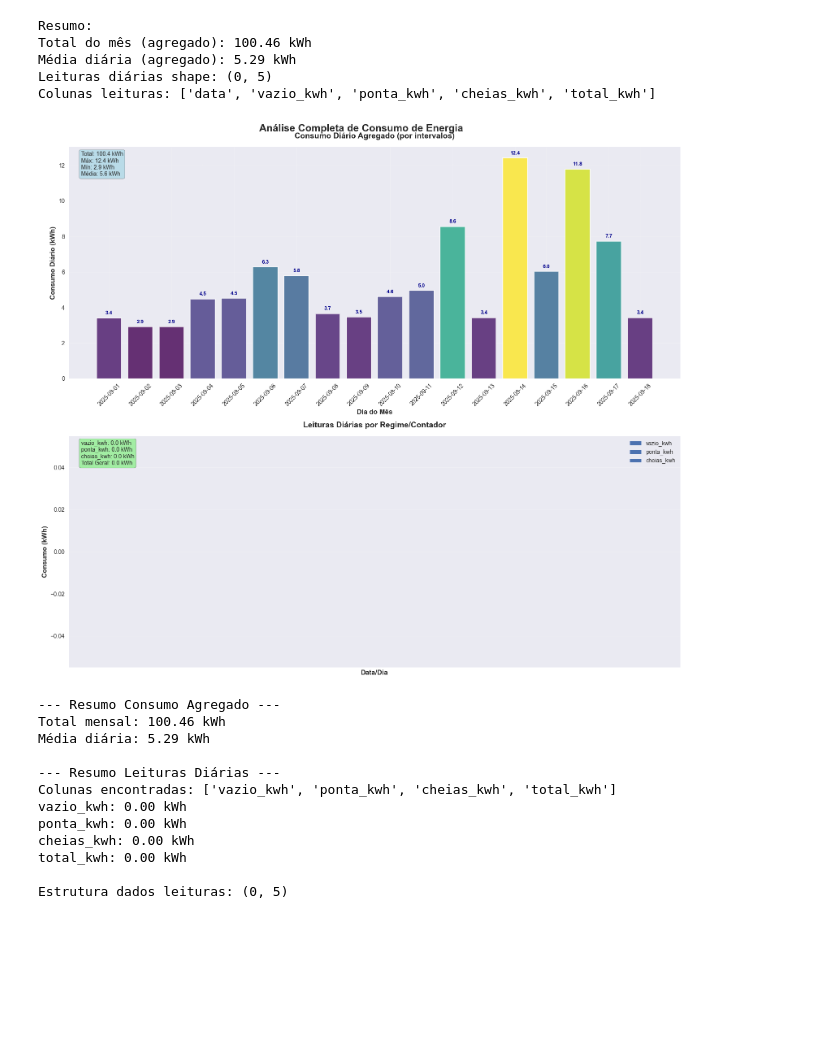
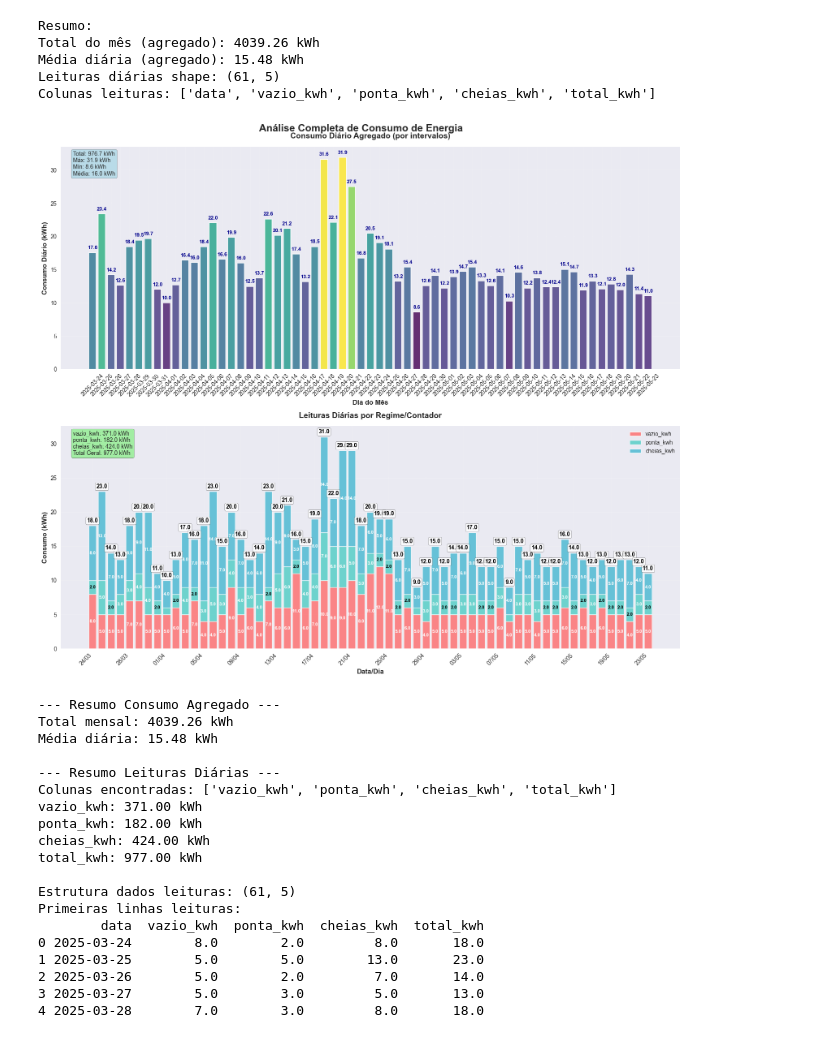
Before and after one commit to mikeMigUelSg/MVP, a Jupyter notebook: nb/consumos_bd.ipynb, the cells around one changed output. Cells and saved outputs as stored; diff of their text form; code cells hidden in the pictures; blank space fills up the shorter version.

```diff
--- a/nb/consumos_bd.ipynb
+++ b/nb/consumos_bd.ipynb
@@ -161,21 +161,21 @@ if __name__ == "__main__":
     import numpy as np  # Adicionar import necessário
 
     # ----------------- USO -----------------
-    caminho_agg = "arthur_setembro.xlsx"  # <-- ficheiro para dados agregados
-    caminho = 'merged_leituras.xlsx'  # <-- ficheiro para leituras diárias
-    intervalo = 18  # minutos
+    caminho_agg = "merged_consumos.xlsx"
+    caminho = 'merged_leituras.xlsx'
+    intervalo = 15  # minutos
 
     # Obter dados dos dois tipos
     df_linhas, df_diarios, stats = carregar_e_agregar_consumos(caminho_agg, intervalo_minutos=intervalo)
-    df_leituras = consumos_diarios(caminho, clip_negativos=True)
+    df_leituras = consumos_diarios(caminho, clip_negativos=False)
 
     #df.to_excel("saida.xlsx", index=False)
 
 
 
     # ----------------- DEFINE DATE RANGE -----------------
-    start_date = "2025-09-01"
-    end_date   = "2025-09-18"
+    start_date = "2025-03-24"
+    end_date   = "2025-05-23"
 
     # Garantir que as colunas de data são datetime
     if "dia" in df_diarios.columns:
@@ -409,48 +409,55 @@ if __name__ == "__main__":
         ax.spines['top'].set_visible(False)
         ax.spines['right'].set_visible(False)
 
     fig.patch.set_facecolor('white')
     plt.tight_layout()
     plt.subplots_adjust(top=0.94)
     plt.show()
 
     # Opcional: salvar os gráficos
     # plt.savefig('analise_consumo_completa.png', dpi=300, bbox_inches='tight')
 
     # Imprimir resumos
     print(f"\n--- Resumo Consumo Agregado ---")
     print(f"Total mensal: {stats['total_mes_kwh']:.2f} kWh")
     print(f"Média diária: {stats['media_diaria_kwh']:.2f} kWh")
 
     if colunas_dados:
         print(f"\n--- Resumo Leituras Diárias ---")
         print(f"Colunas encontradas: {colunas_dados}")
         for col in colunas_dados:
             total_col = df_leituras[col].sum()
             print(f"{col}: {total_col:.2f} kWh")
 
     print(f"\nEstrutura dados leituras: {df_leituras.shape}")
     if len(df_leituras) > 0:
         print("Primeiras linhas leituras:")
         print(df_leituras.head())
 # %% [output]
 Resumo:
-Total do mês (agregado): 100.46 kWh
-Média diária (agregado): 5.29 kWh
-Leituras diárias shape: (0, 5)
+Total do mês (agregado): 4039.26 kWh
+Média diária (agregado): 15.48 kWh
+Leituras diárias shape: (61, 5)
 Colunas leituras: ['data', 'vazio_kwh', 'ponta_kwh', 'cheias_kwh', 'total_kwh']
-[figure, old version]
+[figure, new version]
 --- Resumo Consumo Agregado ---
-Total mensal: 100.46 kWh
-Média diária: 5.29 kWh
+Total mensal: 4039.26 kWh
+Média diária: 15.48 kWh
 
 --- Resumo Leituras Diárias ---
 Colunas encontradas: ['vazio_kwh', 'ponta_kwh', 'cheias_kwh', 'total_kwh']
-vazio_kwh: 0.00 kWh
-ponta_kwh: 0.00 kWh
-cheias_kwh: 0.00 kWh
-total_kwh: 0.00 kWh
+vazio_kwh: 371.00 kWh
+ponta_kwh: 182.00 kWh
+cheias_kwh: 424.00 kWh
+total_kwh: 977.00 kWh
 
-Estrutura dados leituras: (0, 5)
+Estrutura dados leituras: (61, 5)
+Primeiras linhas leituras:
+        data  vazio_kwh  ponta_kwh  cheias_kwh  total_kwh
+0 2025-03-24        8.0        2.0         8.0       18.0
+1 2025-03-25        5.0        5.0        13.0       23.0
+2 2025-03-26        5.0        2.0         7.0       14.0
+3 2025-03-27        5.0        3.0         5.0       13.0
+4 2025-03-28        7.0        3.0         8.0       18.0
 # %%
 #193173611
```
Also changed, not shown: 10 other files.
